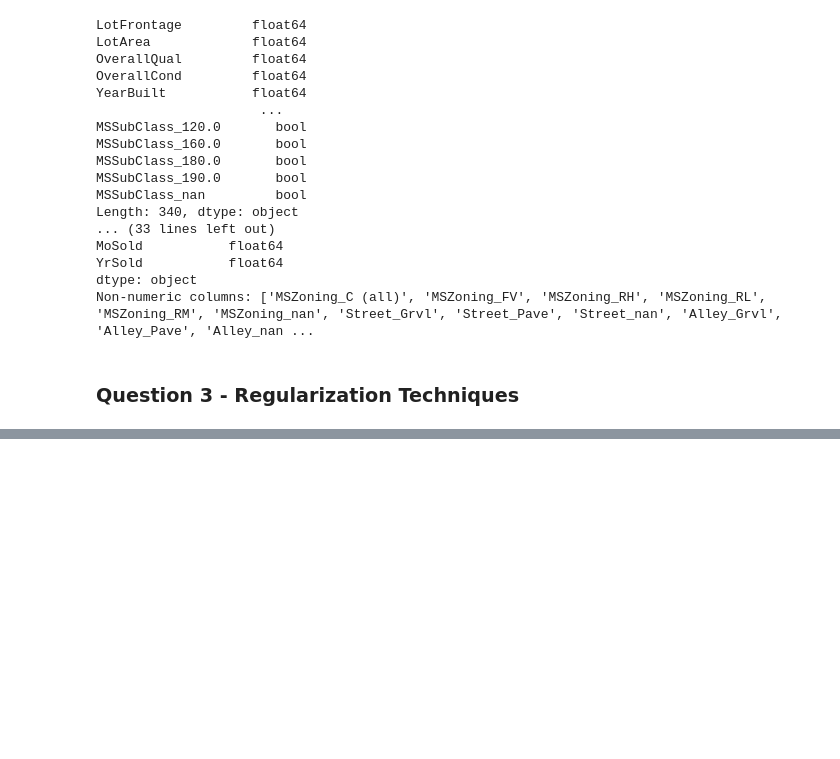
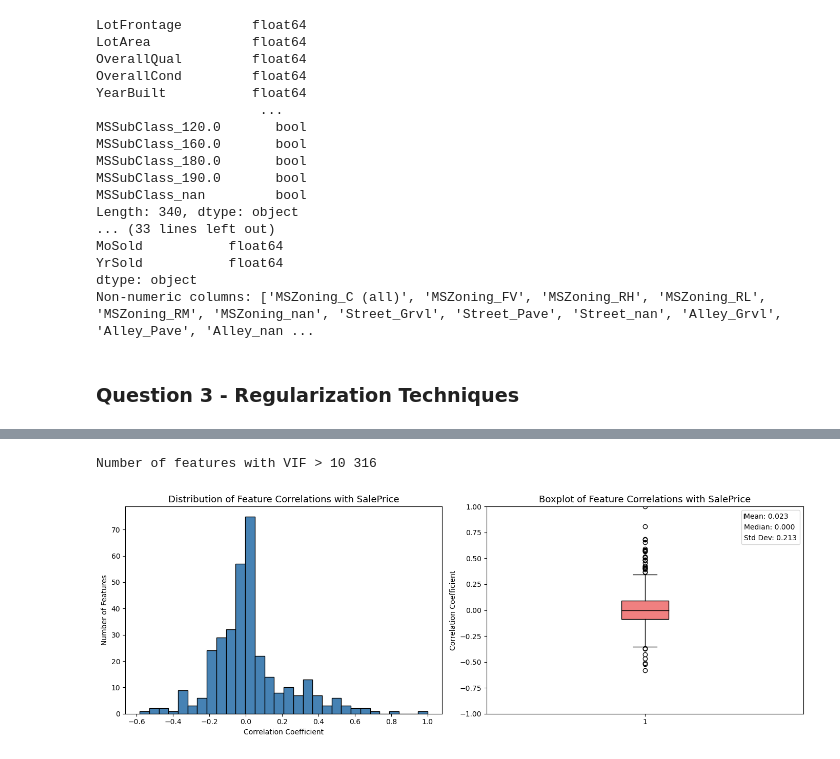
Before and after one commit to njohnson433/Machine-Learning-in-Finance-Insurance-HS25, a Jupyter notebook: project_1/pr1.ipynb, the cells around one changed output, grey strips where cells are left out. Drawn from its saved outputs; the diff is of its cells as text; code cells hidden in the pictures; blank space fills up the shorter version.

```diff
--- a/project_1/pr1.ipynb
+++ b/project_1/pr1.ipynb
@@ -822,0 +799,79 @@ Truncated Pseudoinverse                    240
+# %%
+from statsmodels.stats.outliers_influence import variance_inflation_factor
+
+# Calcualting VIF score of all the features used to train our model
+
+# convert all values from X_train to float for VIF calculation
+X_train_vif = X_train.astype(float)
+
+vif_data = pd.DataFrame()
+vif_data["Feature"] = X_train_vif.columns
+vif_data["VIF"] = [variance_inflation_factor(X_train_vif.values, i)
+                   for i in range(X_train_vif.shape[1])]
+
+# Keep only features with VIF ≤ 10
+vif_data_smaller_10 = vif_data[vif_data["VIF"] <= 10]
+
+large_vif = X_train.shape[1]-len(vif_data_smaller_10)
+
+print("Number of features with VIF > 10:", large_vif)
+# %% [output]
+Number of features with VIF > 10 316
+# %%
+# Correlation of training data with 'SalePrice' calculation
+
+train_data_set_transformed = pd.concat([X_train, y_train_trans], axis=1)
+
+
+# Calculate the correlation of all training features with 'SalePrice'
+correlations = train_data_set_transformed.corr(method='pearson',numeric_only=False)['SalePrice'].sort_values(ascending=False)
+
+# NaN values in the pearson correlation coefficient means there is no correlation at all between the two values. We replace them with zero for plotting.
+correlations = correlations.fillna(0)
+
+# Calculate summary statistics
+mean_corr = np.mean(correlations)
+median_corr = np.median(correlations)
+std_corr = np.std(correlations)
+
+# Create subplots
+fig, axes = plt.subplots(1, 2, figsize=(14, 5))
+
+# Histogram (left)
+axes[0].hist(correlations.values, bins=30, color='steelblue', edgecolor='black')
+axes[0].set_title("Distribution of Feature Correlations with SalePrice", fontsize=13)
+axes[0].set_xlabel("Correlation Coefficient")
+axes[0].set_ylabel("Number of Features")
+
+# Boxplot (right)
+axes[1].boxplot(
+    correlations.values,
+    vert=True,
+    patch_artist=True,
+    boxprops=dict(facecolor='lightcoral', color='black'),
+    medianprops=dict(color='black')
+)
+axes[1].set_title("Boxplot of Feature Correlations with SalePrice", fontsize=13)
+axes[1].set_ylabel("Correlation Coefficient")
+axes[1].set_ylim(-1, 1)
+
+# Add a text-only legend
+legend_labels = [
+    f"Mean: {mean_corr:.3f}",
+    f"Median: {median_corr:.3f}",
+    f"Std Dev: {std_corr:.3f}"
+]
+axes[1].legend(
+    legend_labels,
+    loc='upper right',
+    fontsize=10,
+    frameon=True,
+    handlelength=0,
+    handletextpad=0
+)
+
+# Adjust layout
+plt.tight_layout()
+plt.show()
+# %% [output]
+[figure, added]
```
Also changed, not shown: parts of 16 cells of this notebook.
